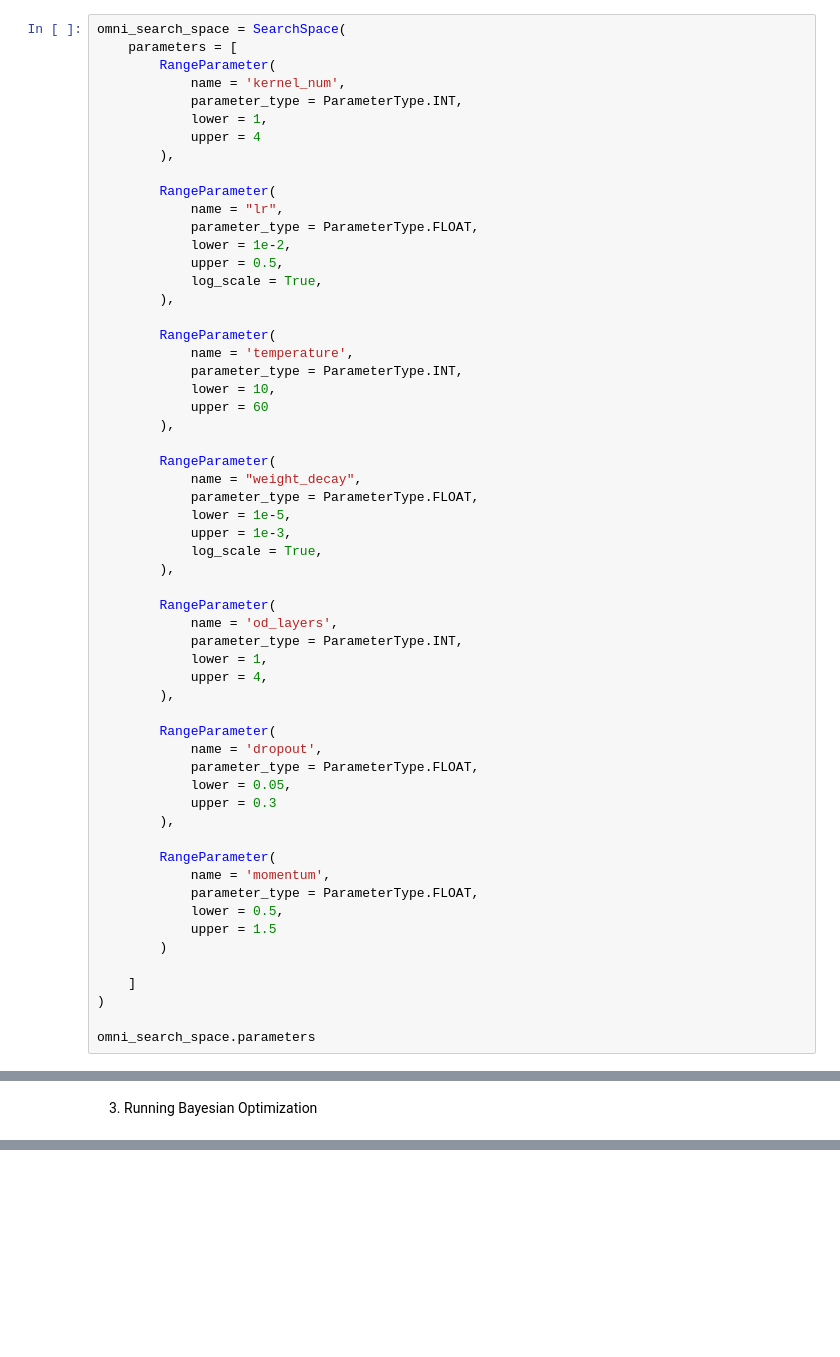
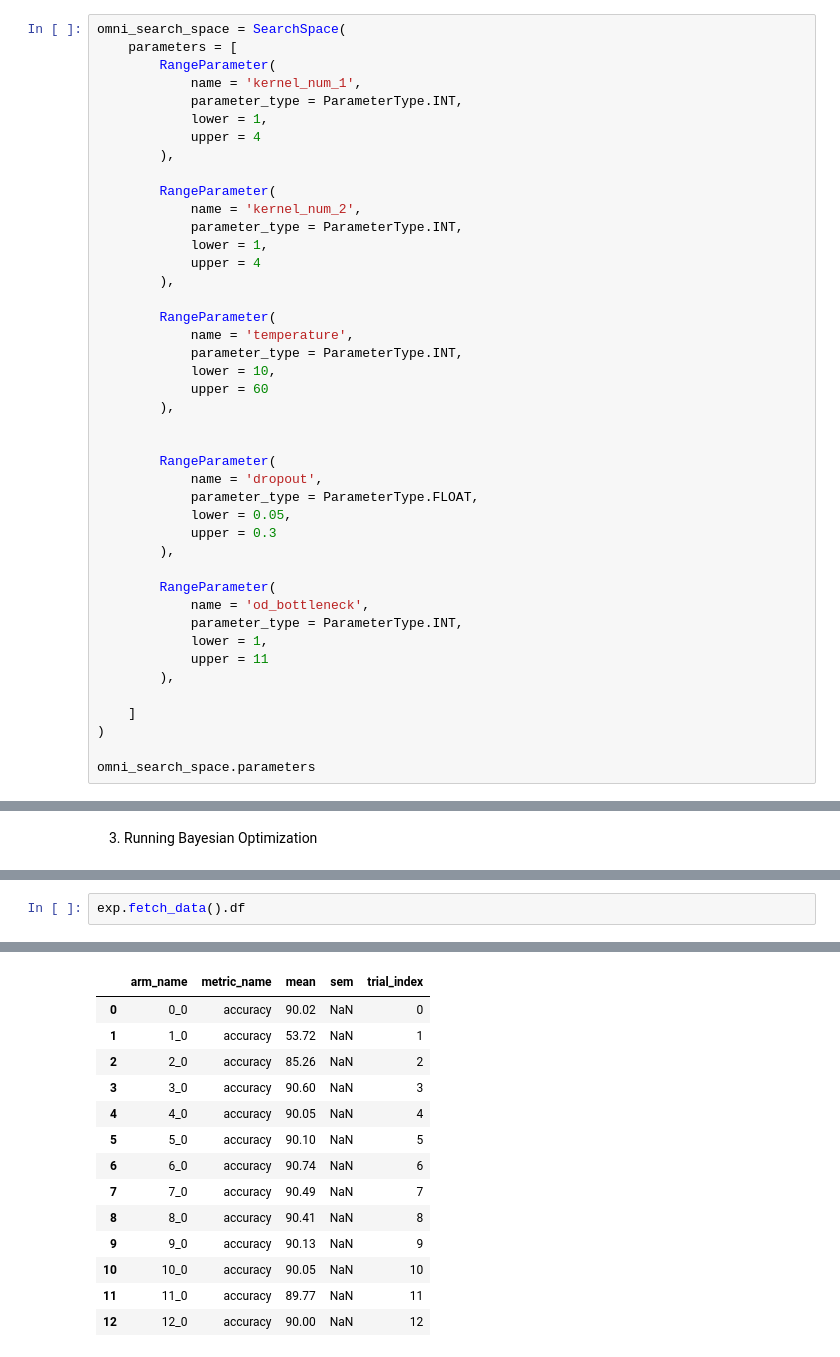
Before and after one commit to Longcodedao/PlantDisease, a Jupyter notebook: Bayesian_Optimization/hpo.ipynb, the cells around one changed output, grey strips where cells are left out. Cells and saved outputs as stored; diff of their text form; blank space fills up the shorter version.

```diff
--- a/Bayesian_Optimization/hpo.ipynb
+++ b/Bayesian_Optimization/hpo.ipynb
@@ -481,18 +413,17 @@ init_notebook_plotting()
 omni_search_space = SearchSpace(
     parameters = [
         RangeParameter(
-            name = 'kernel_num',
+            name = 'kernel_num_1',
             parameter_type = ParameterType.INT,
             lower = 1,
             upper = 4
         ),
 
         RangeParameter(
-            name = "lr",
-            parameter_type = ParameterType.FLOAT,
-            lower = 1e-2,
-            upper = 0.5,
-            log_scale = True,
+            name = 'kernel_num_2',
+            parameter_type = ParameterType.INT,
+            lower = 1,
+            upper = 4
         ),
 
         RangeParameter(
@@ -502,20 +433,6 @@ omni_search_space = SearchSpace(
             upper = 60
         ),
 
-        RangeParameter(
-            name = "weight_decay",
-            parameter_type = ParameterType.FLOAT,
-            lower = 1e-5,
-            upper = 1e-3,
-            log_scale = True,
-        ),
-
-        RangeParameter(
-            name = 'od_layers',
-            parameter_type = ParameterType.INT,
-            lower = 1,
-            upper = 4,
-        ),
 
         RangeParameter(
             name = 'dropout',
@@ -525,11 +442,11 @@ omni_search_space = SearchSpace(
         ),
 
         RangeParameter(
-            name = 'momentum',
-            parameter_type = ParameterType.FLOAT,
-            lower = 0.5,
-            upper = 1.5
-        )
+            name = 'od_bottleneck',
+            parameter_type = ParameterType.INT,
+            lower = 1,
+            upper = 11
+        ),
 
     ]
 )
@@ -1004,0 +859,3 @@ KeyboardInterrupt:
+# %%
+exp.fetch_data().df
+# %% [output]
@@ -1004,0 +893,14 @@ KeyboardInterrupt:
+|  | arm_name | metric_name | mean | sem | trial_index |
+| 0 | 0_0 | accuracy | 90.02 | NaN | 0 |
+| 1 | 1_0 | accuracy | 53.72 | NaN | 1 |
+| 2 | 2_0 | accuracy | 85.26 | NaN | 2 |
+| 3 | 3_0 | accuracy | 90.60 | NaN | 3 |
+| 4 | 4_0 | accuracy | 90.05 | NaN | 4 |
+| 5 | 5_0 | accuracy | 90.10 | NaN | 5 |
+| 6 | 6_0 | accuracy | 90.74 | NaN | 6 |
+| 7 | 7_0 | accuracy | 90.49 | NaN | 7 |
+| 8 | 8_0 | accuracy | 90.41 | NaN | 8 |
+| 9 | 9_0 | accuracy | 90.13 | NaN | 9 |
+| 10 | 10_0 | accuracy | 90.05 | NaN | 10 |
+| 11 | 11_0 | accuracy | 89.77 | NaN | 11 |
+| 12 | 12_0 | accuracy | 90.00 | NaN | 12 |
```
Also changed, not shown: parts of 18 cells of this notebook, 1 other file.
